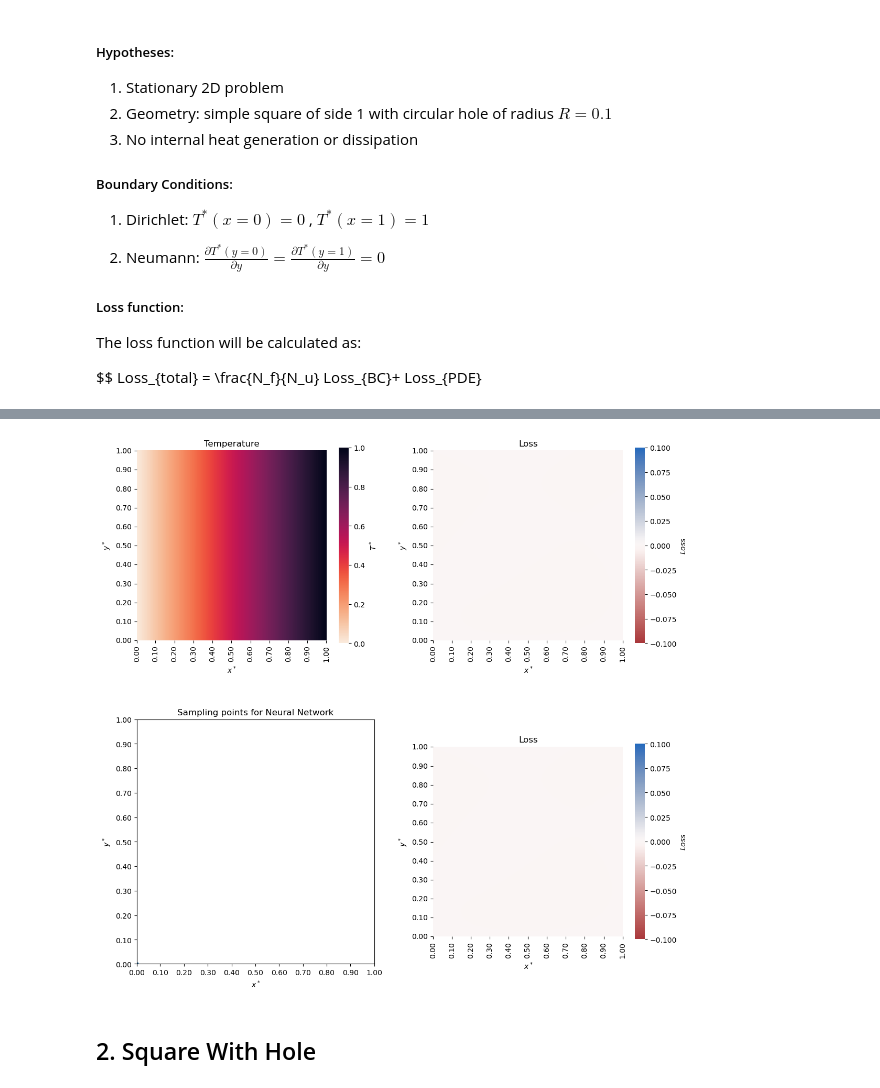
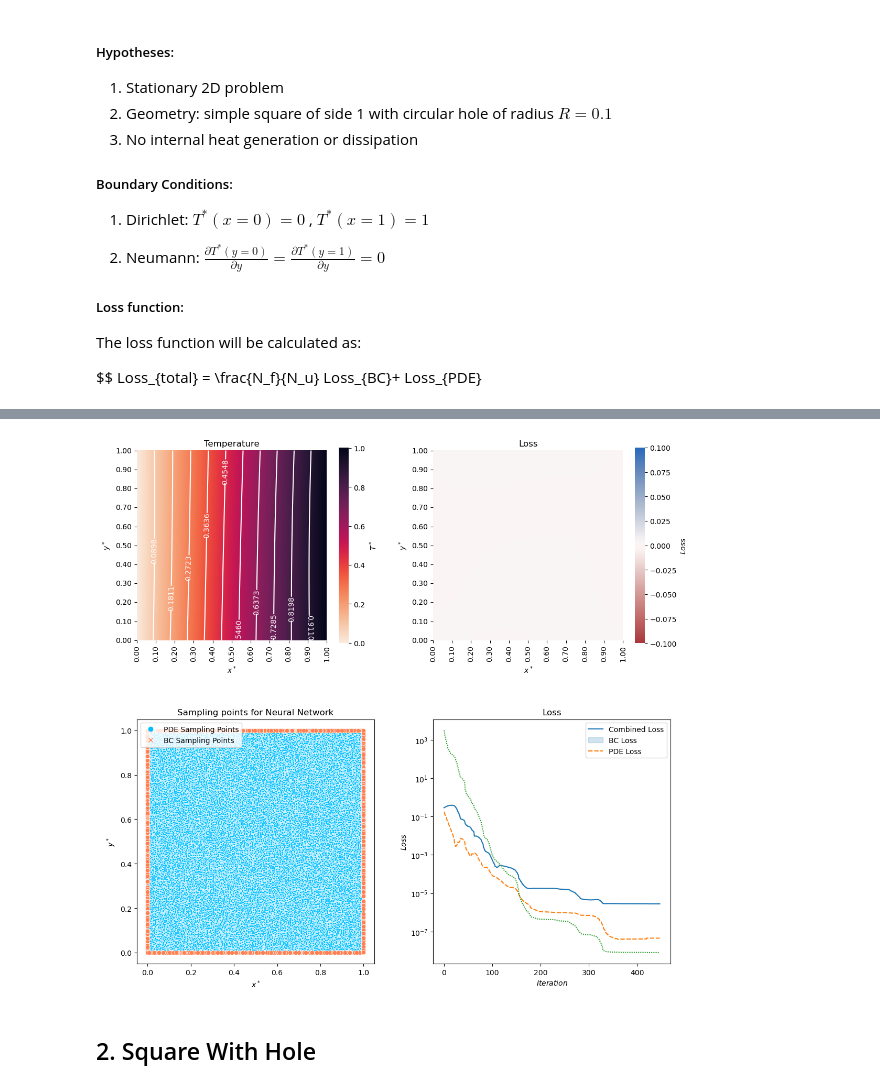
Before and after one commit to ThyCap/TCC, a Jupyter notebook: viz_file.ipynb, the cells around one changed output, grey strips where cells are left out. Cells and saved outputs as stored; diff of their text form; code cells hidden in the pictures.

Commit message:
weekend work + contour lines

```diff
--- a/viz_file.ipynb
+++ b/viz_file.ipynb
@@ -36,20 +37,31 @@ def partial_diff_equation(f, g):
 
     return u
 # %%
-def pplot(u_pred,lossTensor, num_ticks = 11, mask = np.full((500, 500), False)):
+def pplot(u_pred,lossTensor, num_ticks = 11, mask = np.full((1500, 1500), False)):
     plt.close()
     fig, (ax1, ax2) = plt.subplots(1, 2, figsize = (12,6))
     fig.tight_layout(pad = 5)
 
     num_ticks = 11
     # number of points in x and y
-    nx = len(x)
-    ny = len(y)
+    nx = u_pred.shape[0]
+    x = np.linspace(0, 1, nx)
+    y = np.linspace(0, 1, nx)
+
     # the index of the position of yticks
     yticks = np.linspace(0, len(y) - 1, num_ticks, dtype=int)
     xticks = np.linspace(0, len(x) - 1, num_ticks, dtype=int)
 
     fmt = lambda x, pos: '{:.2f}'.format(x/nx, pos)
+
+    plt.subplot(1,2,1)
+
+    m = min([min(row) for row in u_pred])
+    M = max([max(row) for row in u_pred])
+
+    levels = np.arange(m, M, (1 / float(num_ticks)) * (M - m))
+    CS = plt.contour(u_pred, colors="white", levels=levels)
+    plt.clabel(CS, inline = 1, fontsize = 10)
 
     sns.heatmap(u_pred,
                 ax = ax1,
@@ -57,6 +69,7 @@ def pplot(u_pred,lossTensor, num_ticks = 11, mask = np.full((500, 500), False)):
                 cbar_kws={'label': r'$T^*$', 'shrink': 0.8},
                 square = True,
                 mask = mask)
+
 
     ax1.invert_yaxis()
     ax1.set_xticks(xticks)
@@ -72,6 +85,8 @@ def pplot(u_pred,lossTensor, num_ticks = 11, mask = np.full((500, 500), False)):
 
     # rounds up value to the next multiple of 0.05
     value = ((max(abs(minLoss), abs(maxLoss)) + 0.049)//(0.05))*0.05
+
+    plt.subplot(1,2,2)
 
     sns.heatmap(lossTensor,
                 ax = ax2,
@@ -246,7 +276,9 @@ sns.scatterplot(X_train,
-# %%
-pplot2(u_pred, lossTensor, X_train_PDE, X_train)
-# %% [output]
-[figure, removed]
+# %%
+simple_case = Viz_Case('simple', squareHasHole = False, hasInternalHeat = False)
+# %%
+simple_case.plot2()
+# %% [output]
+[figure, added]
 # %% [markdown]
 ## 2. Square With Hole
 # %% [markdown]
```
Also changed, not shown: parts of 42 cells of this notebook, 35 other files.
